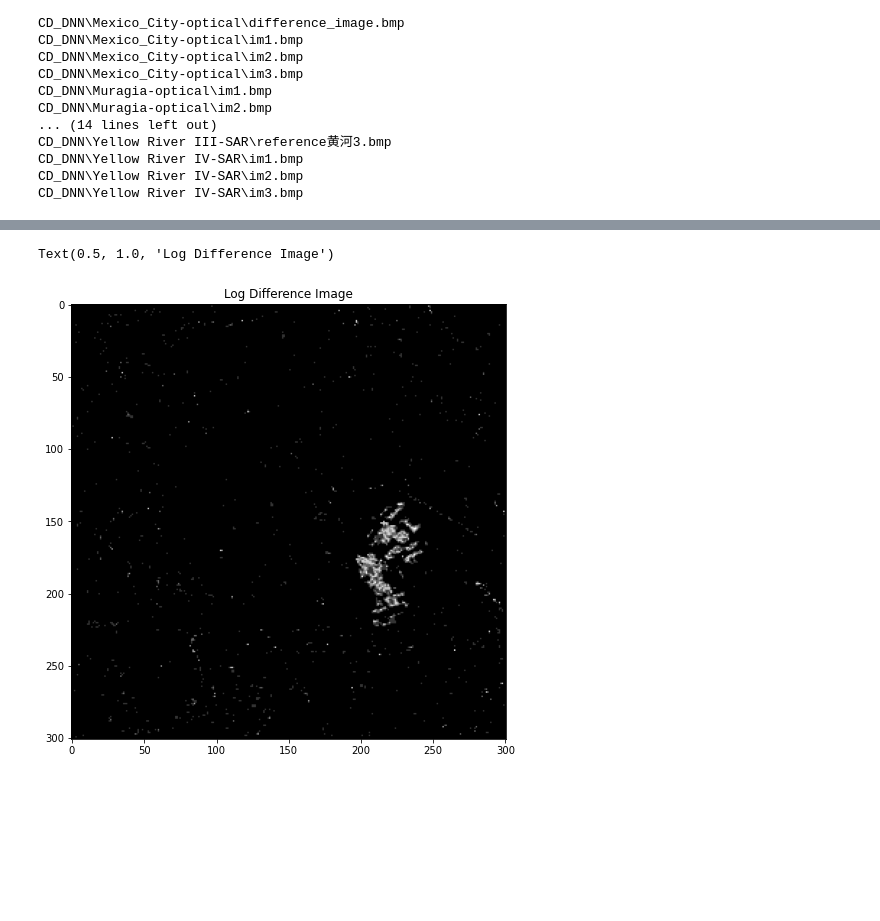
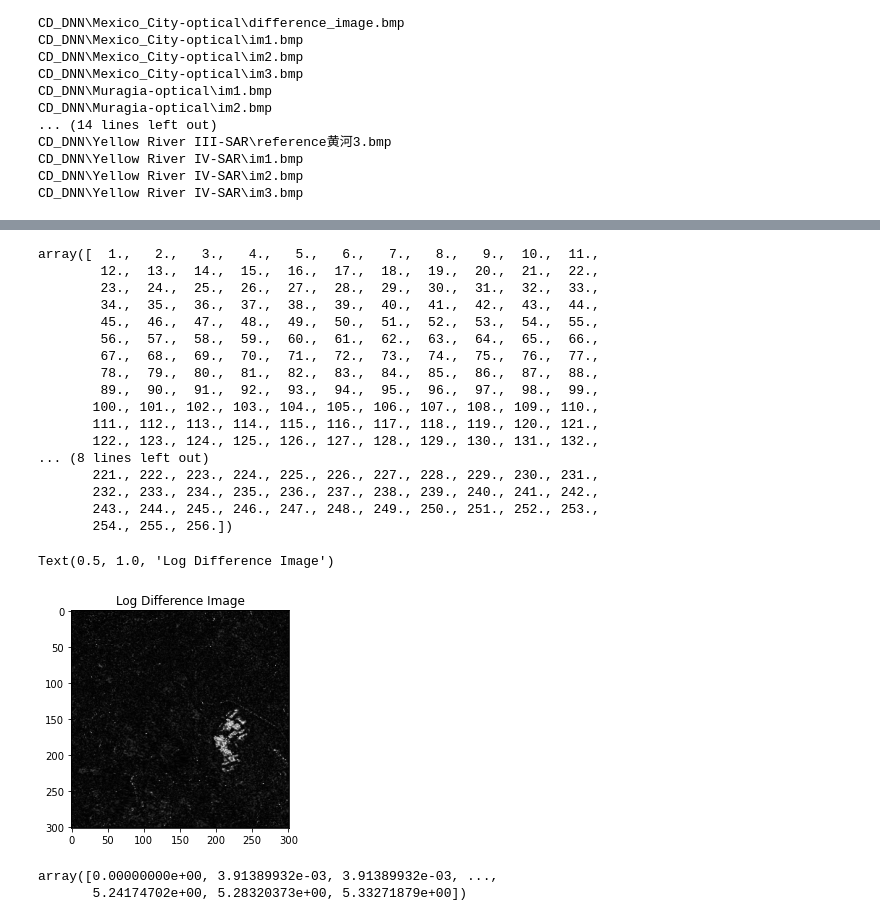
Before and after one commit to Adithya-Jayan/IVP_Project_SAR_Change_Detection, a Jupyter notebook: IVP_Project.ipynb, the cells around one changed output, grey strips where cells are left out. Cells and saved outputs as stored; diff of their text form; code cells hidden in the pictures; blank space fills up the shorter version.

```diff
--- a/IVP_Project.ipynb
+++ b/IVP_Project.ipynb
@@ -13,7 +15,7 @@ drive.mount('/content/drive')
 # %%
 Data= 'CD_DNN/*/*.bmp'
 # %%
-Data= '/content/drive/My Drive/CD_DNN/*/*.bmp'
+# Data= '/content/drive/My Drive/CD_DNN/*/*.bmp'
 # %%
 Images=[]
 Names = []
@@ -45,7 +47,7 @@ CD_DNN\Yellow River IV-SAR\im3.bmp
 #   plt.imshow(Images[i],cmap = 'gray')
 #   plt.title("{}".format(i)+Names[i])
 # %%
-plt.rcParams['figure.figsize'] = [8, 8]
+plt.rcParams['figure.figsize'] = [4, 4]
 # %%
 img1 = Images[2]
 img2 = Images[3]
@@ -62,21 +64,47 @@ Text(0.5, 1.0, 'Second Image')
+# %%
+np.unique(a)
+# %% [output]
+array([  1.,   2.,   3.,   4.,   5.,   6.,   7.,   8.,   9.,  10.,  11.,
+        12.,  13.,  14.,  15.,  16.,  17.,  18.,  19.,  20.,  21.,  22.,
+        23.,  24.,  25.,  26.,  27.,  28.,  29.,  30.,  31.,  32.,  33.,
+        34.,  35.,  36.,  37.,  38.,  39.,  40.,  41.,  42.,  43.,  44.,
+        45.,  46.,  47.,  48.,  49.,  50.,  51.,  52.,  53.,  54.,  55.,
+        56.,  57.,  58.,  59.,  60.,  61.,  62.,  63.,  64.,  65.,  66.,
+        67.,  68.,  69.,  70.,  71.,  72.,  73.,  74.,  75.,  76.,  77.,
+        78.,  79.,  80.,  81.,  82.,  83.,  84.,  85.,  86.,  87.,  88.,
+        89.,  90.,  91.,  92.,  93.,  94.,  95.,  96.,  97.,  98.,  99.,
+       100., 101., 102., 103., 104., 105., 106., 107., 108., 109., 110.,
+       111., 112., 113., 114., 115., 116., 117., 118., 119., 120., 121.,
+       122., 123., 124., 125., 126., 127., 128., 129., 130., 131., 132.,
+... (8 lines left out)
+       221., 222., 223., 224., 225., 226., 227., 228., 229., 230., 231.,
+       232., 233., 234., 235., 236., 237., 238., 239., 240., 241., 242.,
+       243., 244., 245., 246., 247., 248., 249., 250., 251., 252., 253.,
+       254., 255., 256.])
 # %%
 #the output below is the normal log difference
 a = np.double(img1) + 1
 b = np.double(img2) + 1
 
-log_diff =np.uint8(np.abs(np.log(np.divide(b,a))))
+log_diff =np.abs(np.log(np.divide(b,a)))
+# log_diff =np.uint8(np.abs(np.log(np.divide(b,a))))
 
-log_diff = log_diff*(255/np.max(log_diff))
+# log_diff = log_diff*(255/np.max(log_diff))
 
 plt.imshow(log_diff,cmap = 'gray')
 plt.title('Log Difference Image')
 
 # cv2.imshow('Log Difference Image',log_diff)
 # cv2.waitKey(0)
 # cv2.destroyAllWindows()
 # %% [output]
 Text(0.5, 1.0, 'Log Difference Image')
-[figure, old version]
+[figure, new version]
+# %%
+np.unique(log_diff)
+# %% [output]
+array([0.00000000e+00, 3.91389932e-03, 3.91389932e-03, ...,
+       5.24174702e+00, 5.28320373e+00, 5.33271879e+00])
 # %%
 Freq_Diff_normal = np.fft.fft2(log_diff);
 plt.imshow(np.log(1+np.abs(Freq_Diff_normal)),cmap = 'gray')
```
Also changed, not shown: parts of 7 cells of this notebook.
